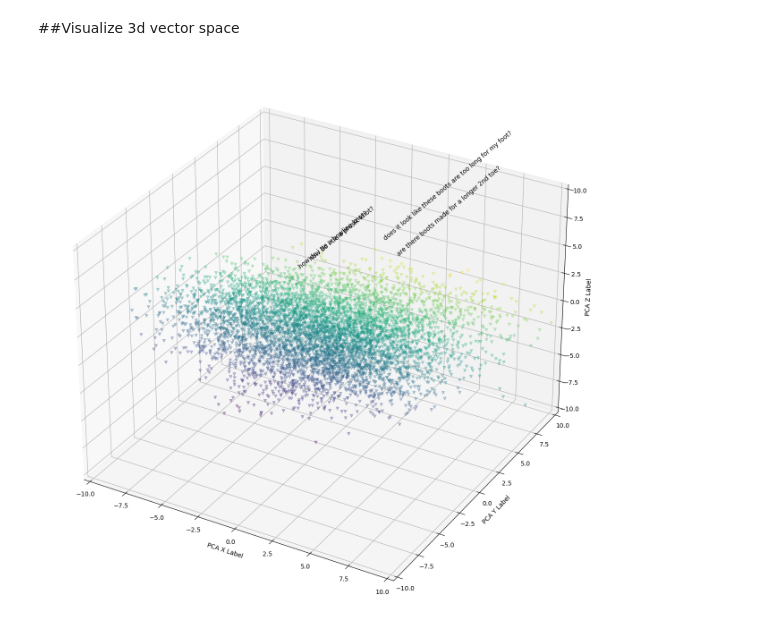
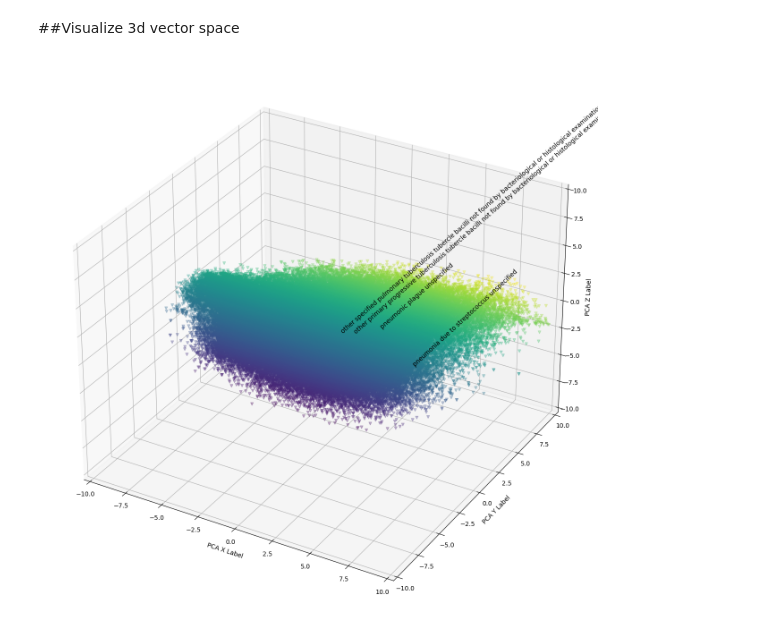
Before and after one commit to rahiakela/nlp-research-and-practice, a Jupyter notebook: text-similarity-works/21_keyword_semantic_search.ipynb, the cells around one changed output. Cells and saved outputs as stored; diff of their text form; code cells hidden in the pictures.

```diff
--- a/text-similarity-works/21_keyword_semantic_search.ipynb
+++ b/text-similarity-works/21_keyword_semantic_search.ipynb
@@ -53,3 +54,6 @@ icd_10_df.head()
 len(icd_10_df)
 # %% [output]
 96745
+# %%
+icd_keywords_df = pd.concat([icd_9_df, icd_10_df])
+icd_keywords_df.head()
@@ -68,20 +87,20 @@ SentenceTransformer(
 ##Getting Embeddings
 # %%
 icd_9_keyword_embeddings_pickle = "icd_9_keyword_embeddings.pickle"
-icd_10_keyword_embeddings_pickle = "icd_10_keyword_embeddings.pickle"
+icd_keywords_embeddings_pickle = "icd_keywords_embeddings.pickle"
 # %%
 def get_embeddings(sentences, load_from_cache=True):
   if not load_from_cache:
     embeddings = stsb.encode(sentences, convert_to_tensor=True)
-    with open(icd_9_keyword_embeddings_pickle, "wb") as fd:
+    with open(icd_keywords_embeddings_pickle, "wb") as fd:
       pickle.dump(embeddings, fd)
   else:
-    with open(icd_9_keyword_embeddings_pickle, "rb") as fd:
+    with open(icd_keywords_embeddings_pickle, "rb") as fd:
       embeddings = pickle.load(fd)
   return embeddings
 # %%
 # Encode the keywords into embeddings
-keywords = list(filter(None, list(icd_9_df["Keyword"])))
+keywords = list(filter(None, list(icd_keywords_df["Keyword"])))
 embeddings = get_embeddings(keywords, load_from_cache=False).cpu().numpy()
 
 print(f"Number of embeddings: {len(embeddings)}")
@@ -247,38 +363,38 @@ ids,_ = index.knnQuery(embeddings[100], k=2)
 label_ids += [idx for idx in ids]
 ids,_ = index.knnQuery(embeddings[505], k=2)
 label_ids += [idx for idx in ids]
-label_texts += [titles[idx].lower() for idx in label_ids]
+label_texts += [keywords[idx].lower() for idx in label_ids]
 markers = ['v']*len(vectors)
 
 components = pd.DataFrame({
     'x': pca_data[:,0],
     'y': pca_data[:,1],
     'z': pca_data[:,2]
 })
 
 fig = plt.figure(figsize=(24,16))
 ax = fig.add_subplot(projection='3d')
 ax.scatter(
     components['x'].values,
     components['y'].values,
     c=components['y'].values,
     marker='v',
     alpha=0.3
 )
 
 for i,label in zip(label_ids,label_texts):
     x = components['x'][i]
     y = components['y'][i]
     z = components['z'][i]
     zdir = 'y'
     ax.text(x, y, z, label, zdir)
 
 ax.set_xlim(-10, 10)
 ax.set_ylim(-10, 10)
 ax.set_zlim(-10, 10)
 ax.set_xlabel('PCA X Label')
 ax.set_ylabel('PCA Y Label')
 ax.set_zlabel('PCA Z Label')
 plt.show()
 # %% [output]
-[figure, old version]
+[figure, new version]
```
Also changed, not shown: parts of 22 cells of this notebook.
